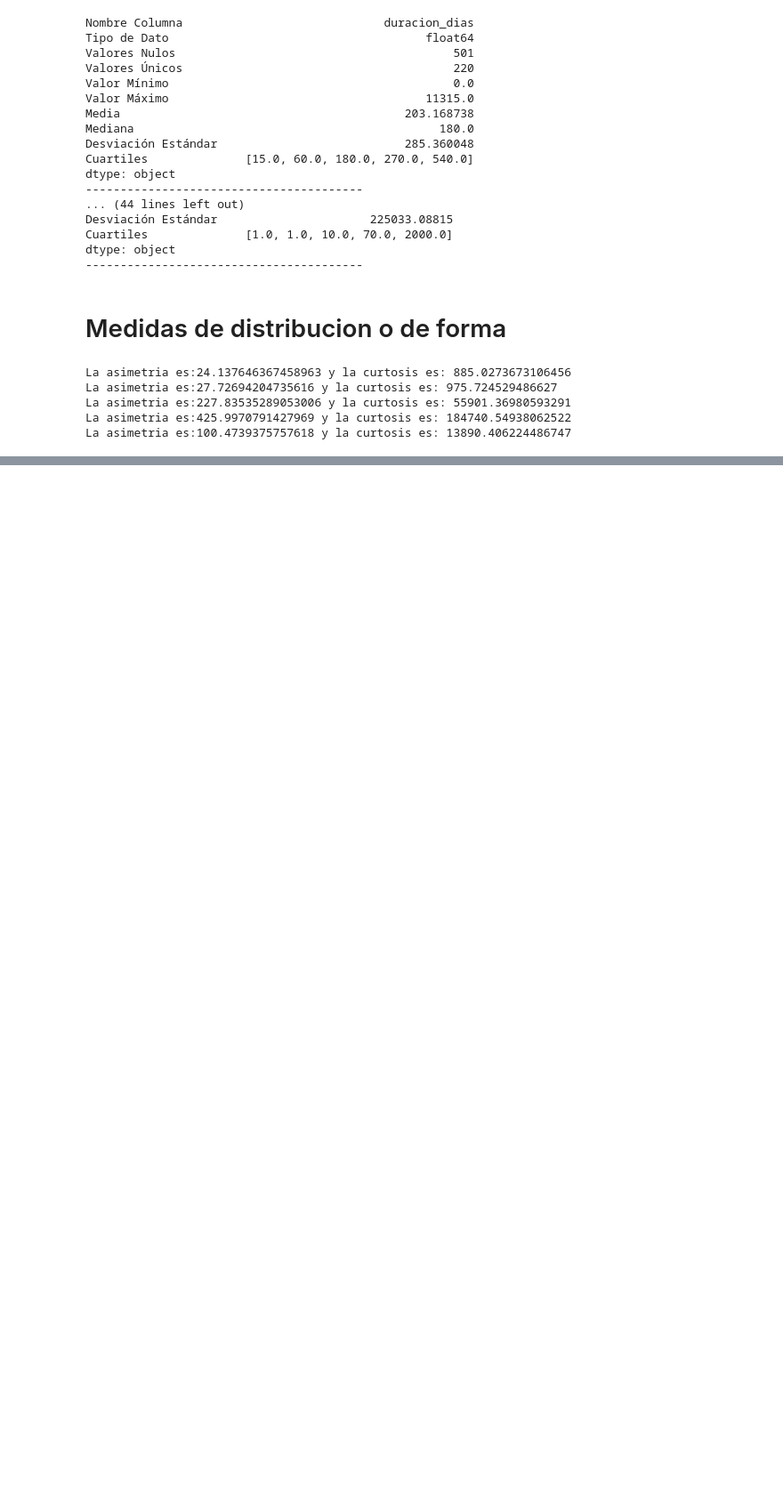
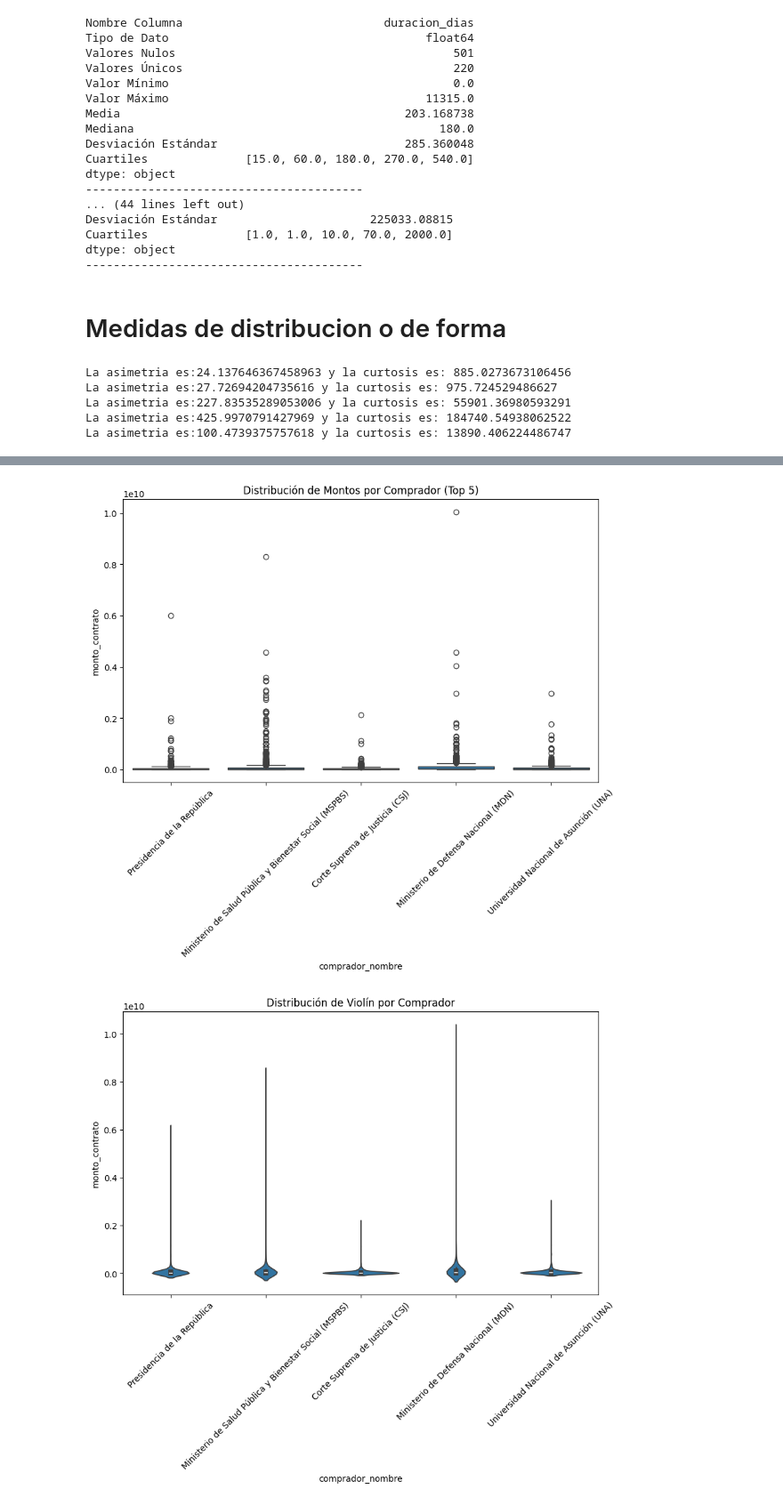
Before and after one commit to Lex4R/Adjudicaciones_Py, a Jupyter notebook: Analisis_uni_bi_variado.ipynb, the cells around one changed output, grey strips where cells are left out. Shown at 89% size. Saved outputs shown, nothing was run; the diff lists cells and outputs as text; code cells hidden in the pictures; blank space fills up the shorter version.

```diff
--- a/Analisis_uni_bi_variado.ipynb
+++ b/Analisis_uni_bi_variado.ipynb
@@ -161,0 +213,36 @@ La asimetria es:100.4739375757618 y la curtosis es: 13890.406224486747
+# %%
+# Esta comparacion, a nuestra criterio, nos permite identificar que instituciones concentran presupuestos altos y cuales tienen un comportamiento
+# de gasto más volatil o disperso.
+
+# Filtramos los 5 compradores principales para que el gráfico sea legible
+top_compradores = df_contratos['comprador_nombre'].value_counts().head(5).index
+df_top = df_contratos[df_contratos['comprador_nombre'].isin(top_compradores)]
+
+# 1. Diagrama de Caja (Boxplot) por Grupo
+plt.figure(figsize=(10, 6))
+sns.boxplot(data=df_top, x='comprador_nombre', y='monto_contrato')
+plt.xticks(rotation=45)
+plt.title('Distribución de Montos por Comprador (Top 5)')
+plt.show()
+
+# 2. Diagrama de Violín
+plt.figure(figsize=(10, 6))
+sns.violinplot(data=df_top, x='comprador_nombre', y='monto_contrato')
+plt.xticks(rotation=45)
+plt.title('Distribución de Violín por Comprador')
+plt.show()
+
+# 3. Tabla de Estadísticos Resumen por Categoría
+est_por_comprador = df_contratos.groupby('comprador_nombre')['monto_contrato'].agg(
+    conteo='count',
+    media='mean',
+    mediana='median',
+    desviacion_std='std',
+    minimo='min',
+    maximo='max'
+).sort_values(by='conteo', ascending=False)
+
+print(est_por_comprador.head(10))
+# %% [output]
+[figure, added]
+[figure, added]
```
Also changed, not shown: parts of 7 cells of this notebook.
